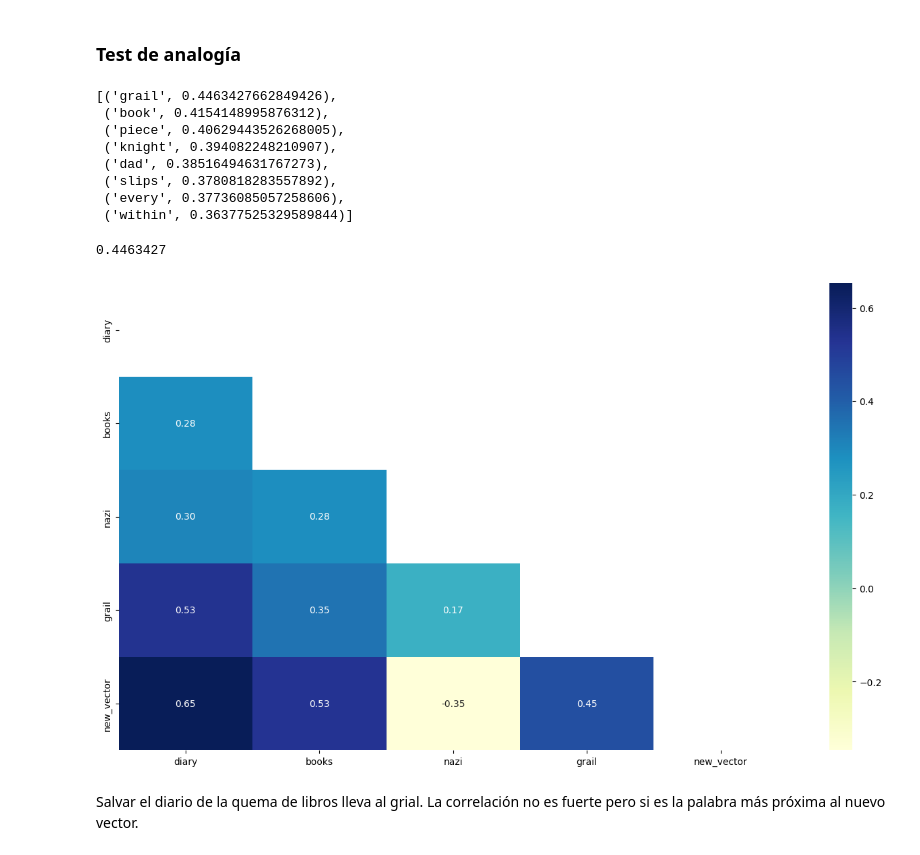
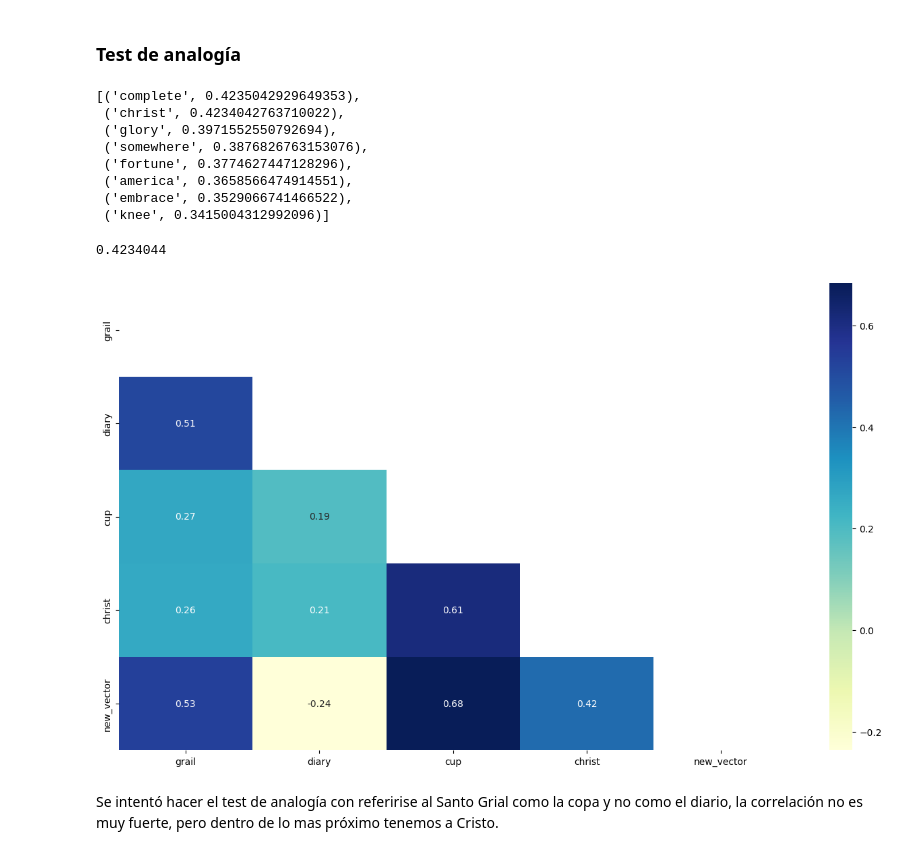
Before and after one commit to pablog86/Desafios_NLP, a Jupyter notebook: desafio2/desarrollo_desafio2.ipynb, the cells around one changed output. Drawn from its saved outputs; the diff is of its cells as text; code cells hidden in the pictures.

```diff
--- a/desafio2/desarrollo_desafio2.ipynb
+++ b/desafio2/desarrollo_desafio2.ipynb
@@ -174,10 +167,10 @@ for _, row in df[:None].iterrows():
 # %% [markdown]
 ## Crear los vectores (word2vec)
 # %%
-w2v_model = Word2Vec(min_count=10,    # frecuencia mínima de palabra para incluirla en el vocabulario
+w2v_model = Word2Vec(min_count=4,    # frecuencia mínima de palabra para incluirla en el vocabulario
                      window=10,       # cant de palabras antes y desp de la predicha
-                     vector_size=500,       # dimensionalidad de los vectores
-                     negative=30,    # cantidad de negative samples... 0 es no se usa
+                     vector_size=384,       # dimensionalidad de los vectores
+                     negative=25,    # cantidad de negative samples... 0 es no se usa
                      workers=4,      # si tienen más cores pueden cambiar este valor
                      sg=1)           # modelo 0:CBOW  1:skipgram
 # %%
@@ -192,7 +185,7 @@ display("Cantidad de words distintas en el corpus:", len(w2v_model.wv.index_to_k
 # %%
 w2v_model.train(sentence_tokens,
                  total_examples=w2v_model.corpus_count,
-                 epochs=60,
+                 epochs=80,
                  compute_loss = True,
                  callbacks=[callback()]
                  )
@@ -292,27 +285,27 @@ plot_embeddings(w2v_model, vecs, labels, MAX_WORDS, highlight_words=["grail","ar
 # %% [markdown]
 ### Test de analogía
 # %%
-words = ["diary","books","nazi"]
+words = ["grail","diary","cup"]
 vector1 = w2v_model.wv.get_vector(words[0])
 vector2 = w2v_model.wv.get_vector(words[1])
 vector3 = w2v_model.wv.get_vector(words[2])
 
-new_vector = vector1 + vector2 - vector3
+new_vector = vector1 - vector2 + vector3
 
 display(w2v_model.wv.most_similar(new_vector)[2:])
-display(cosine_similarity([new_vector], [w2v_model.wv.get_vector("grail")])[0][0])
-words.append("grail")
+display(cosine_similarity([new_vector], [w2v_model.wv.get_vector("christ")])[0][0])
+words.append("christ")
 embeddings_matrix_distance(w2v_model, words, new_vector, "new_vector")
 # %% [output]
-[('grail', 0.4463427662849426),
- ('book', 0.4154148995876312),
- ('piece', 0.40629443526268005),
- ('knight', 0.394082248210907),
- ('dad', 0.38516494631767273),
- ('slips', 0.3780818283557892),
- ('every', 0.37736085057258606),
- ('within', 0.36377525329589844)]
+[('complete', 0.4235042929649353),
+ ('christ', 0.4234042763710022),
+ ('glory', 0.3971552550792694),
+ ('somewhere', 0.3876826763153076),
+ ('fortune', 0.3774627447128296),
+ ('america', 0.3658566474914551),
+ ('embrace', 0.3529066741466522),
+ ('knee', 0.3415004312992096)]
-0.4463427
+0.4234044
-[figure, old version]
+[figure, new version]
 # %% [markdown]
-Salvar el diario de la quema de libros lleva al grial. La correlación no es fuerte pero si es la palabra más próxima al nuevo vector.
+Se intentó hacer el test de analogía con referirise al Santo Grial como la copa y no como el diario, la correlación no es muy fuerte, pero dentro de lo mas próximo tenemos a Cristo.
```
Also changed, not shown: parts of 7 cells of this notebook.
